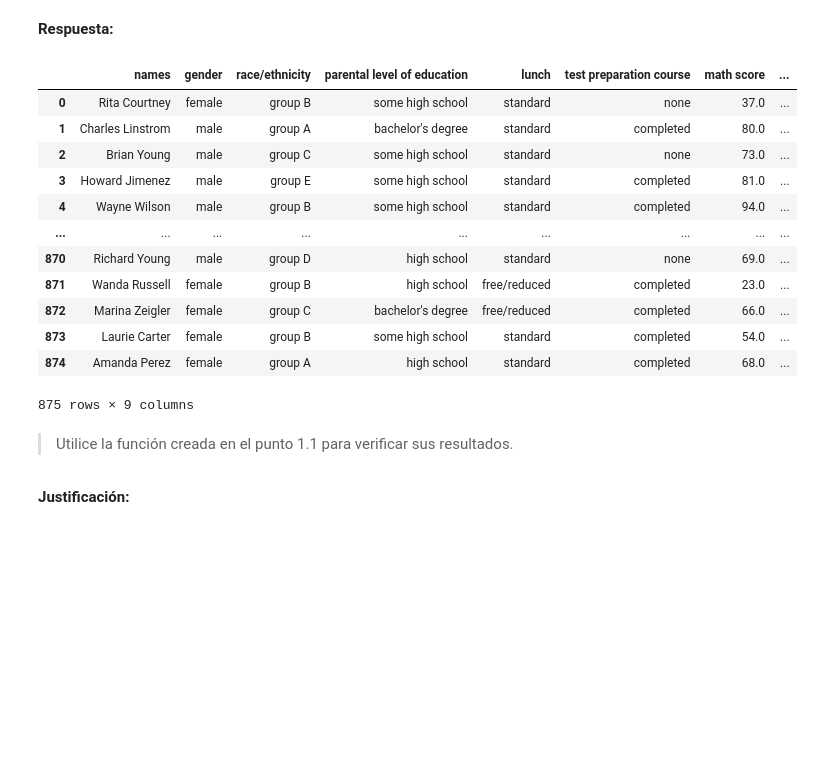
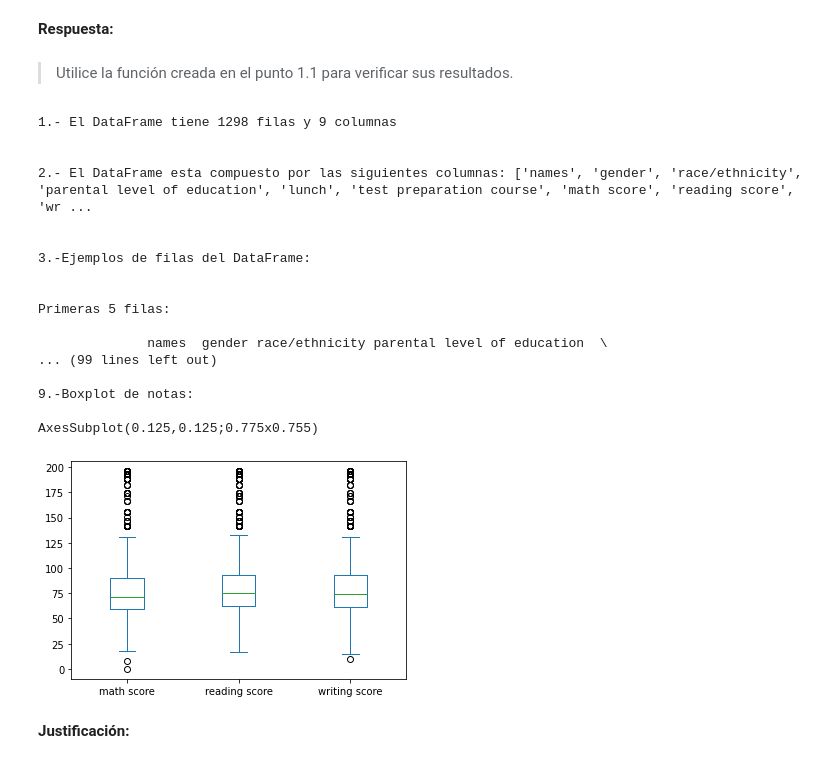
Before and after one commit to CVelizR/evaluaciones-mds7202, a Jupyter notebook: Lab3/Laboratorio3_enunciado.ipynb, the cells around one changed output. Cells and saved outputs as stored; diff of their text form; code cells hidden in the pictures; blank space fills up the shorter version.

````diff
--- a/Lab3/Laboratorio3_enunciado.ipynb
+++ b/Lab3/Laboratorio3_enunciado.ipynb
@@ -263,25 +294,36 @@ En base a lo realizado anteriormente, realice una limpieza de los dataset. Asuma
 Puede ser útil los métodos ```.drop_duplicates()``` y ```.dropna()``` como también utilizar queries con máscaras booleanas.
 # %% [markdown]
 **Respuesta:**
-# %%
-df_grades = clean_data(df_grades)
-df_grades
-# %% [output]
-|  | names | gender | race/ethnicity | parental level of education | lunch | test preparation course | math score | ... |
-| 0 | Rita Courtney | female | group B | some high school | standard | none | 37.0 | ... |
-| 1 | Charles Linstrom | male | group A | bachelor's degree | standard | completed | 80.0 | ... |
-| 2 | Brian Young | male | group C | some high school | standard | none | 73.0 | ... |
-| 3 | Howard Jimenez | male | group E | some high school | standard | completed | 81.0 | ... |
-| 4 | Wayne Wilson | male | group B | some high school | standard | completed | 94.0 | ... |
-| ... | ... | ... | ... | ... | ... | ... | ... | ... |
-| 870 | Richard Young | male | group D | high school | standard | none | 69.0 | ... |
-| 871 | Wanda Russell | female | group B | high school | free/reduced | completed | 23.0 | ... |
-| 872 | Marina Zeigler | female | group C | bachelor's degree | free/reduced | completed | 66.0 | ... |
-| 873 | Laurie Carter | female | group B | some high school | standard | completed | 54.0 | ... |
-| 874 | Amanda Perez | female | group A | high school | standard | completed | 68.0 | ... |
-875 rows × 9 columns
+# %%
+def clean_data(dataframe):
+    clean=dataframe.drop_duplicates()
+    clean=dataframe.dropna()
+    return clean
+
+data_clean=clean_data(df_grades)
 # %% [markdown]
 > Utilice la función creada en el punto 1.1 para verificar sus resultados.
+# %%
+exploratory_data_analysis(data_clean)
+# %% [output]
+1.- El DataFrame tiene 1298 filas y 9 columnas
+
+
+2.- El DataFrame esta compuesto por las siguientes columnas: ['names', 'gender', 'race/ethnicity', 'parental level of education', 'lunch', 'test preparation course', 'math score', 'reading score', 'wr ...
+
+
+3.-Ejemplos de filas del DataFrame:
+
+
+Primeras 5 filas:
+
+              names  gender race/ethnicity parental level of education  \
+... (99 lines left out)
+
+9.-Boxplot de notas:
+
+AxesSubplot(0.125,0.125;0.775x0.755)
+[figure, added]
 # %% [markdown]
 **Justificación:**
 # %% [markdown]
````
Also changed, not shown: parts of 7 cells of this notebook.
